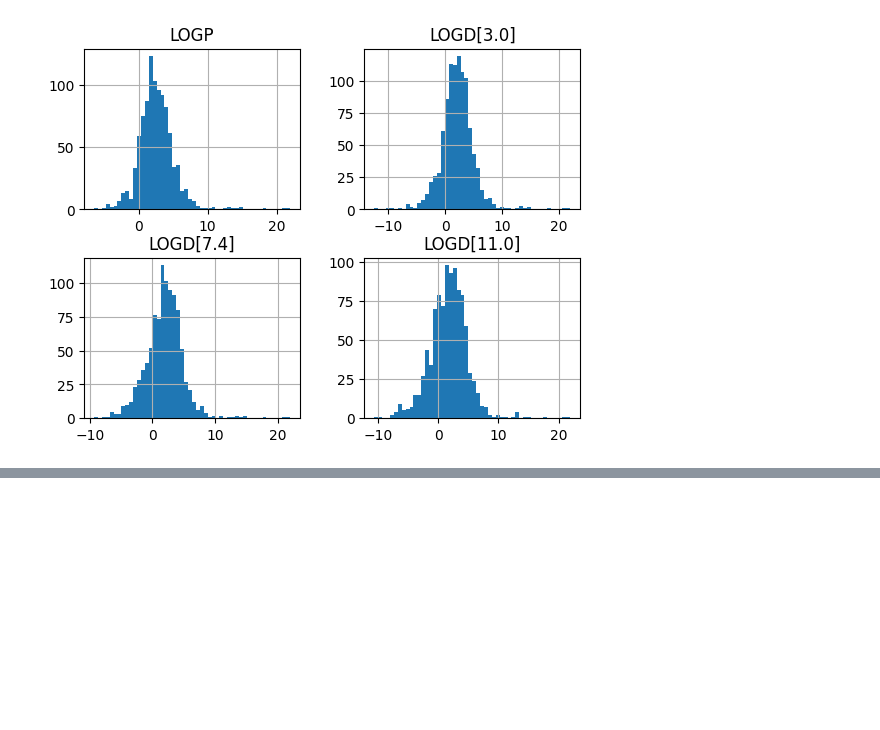
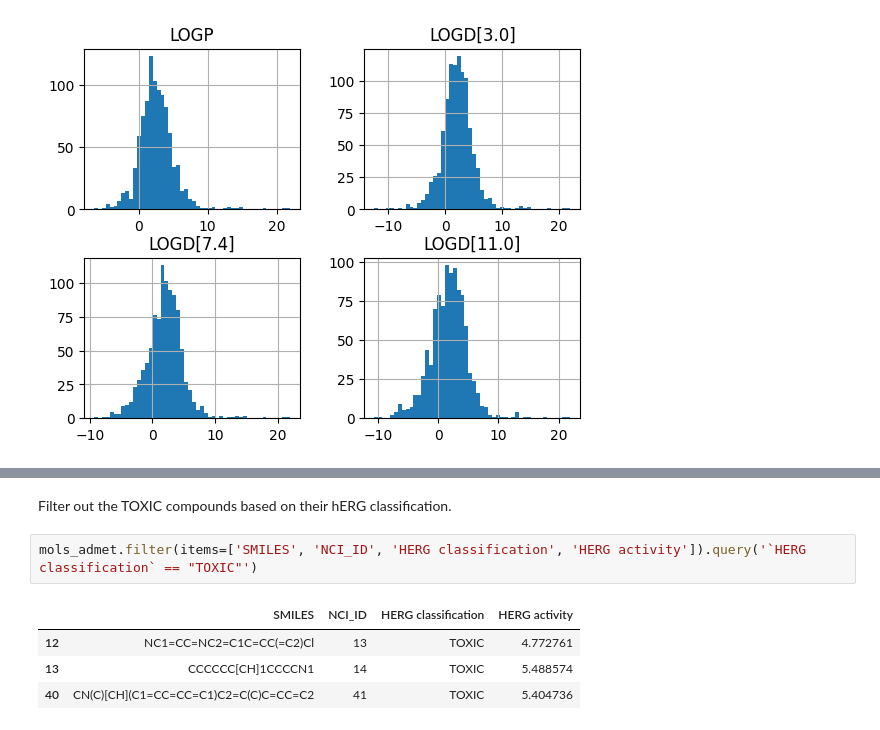
Before and after one commit to ChemAxon/python-examples, a Jupyter notebook: jupyter/02_calculators.ipynb, the cells around one changed output, grey strips where cells are left out. Cells and saved outputs as stored; diff of their text form; blank space fills up the shorter version.

```diff
--- a/jupyter/02_calculators.ipynb
+++ b/jupyter/02_calculators.ipynb
@@ -118,0 +166,9 @@ array([[<Axes: title={'center': 'LOGP'}>,
+# %% [markdown]
+Filter out the TOXIC compounds based on their hERG classification.
+# %%
+mols_admet.filter(items=['SMILES', 'NCI_ID', 'HERG classification', 'HERG activity']).query('`HERG classification` == "TOXIC"')
+# %% [output]
+|  | SMILES | NCI_ID | HERG classification | HERG activity |
+| 12 | NC1=CC=NC2=C1C=CC(=C2)Cl | 13 | TOXIC | 4.772761 |
+| 13 | CCCCCC[CH]1CCCCN1 | 14 | TOXIC | 5.488574 |
+| 40 | CN(C)[CH](C1=CC=CC=C1)C2=C(C)C=CC=C2 | 41 | TOXIC | 5.404736 |
```
Also changed, not shown: parts of 7 cells of this notebook, 1 other file.
